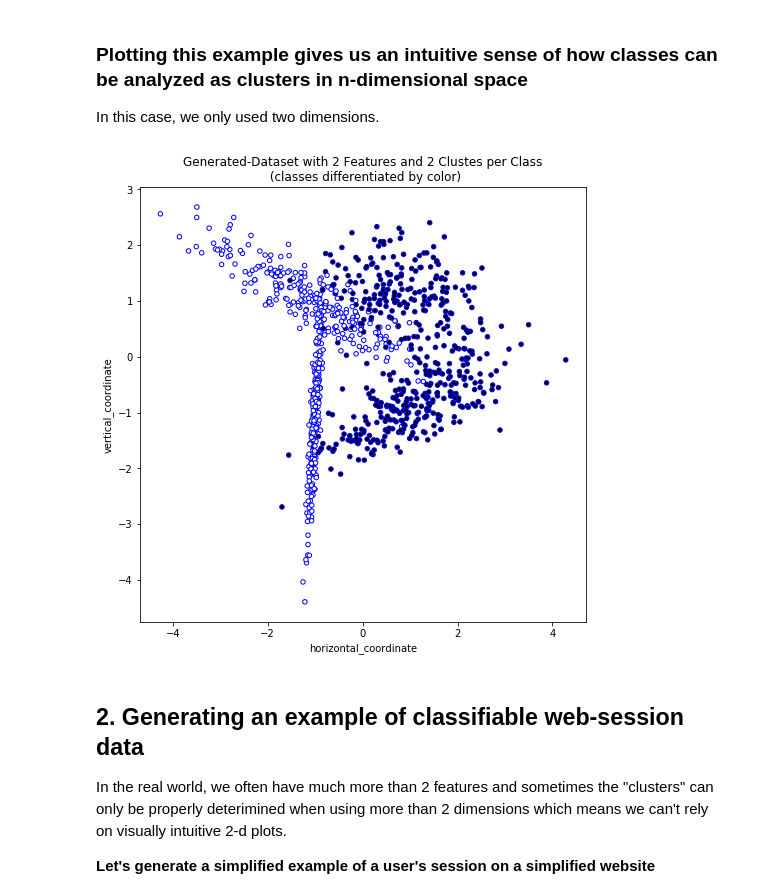
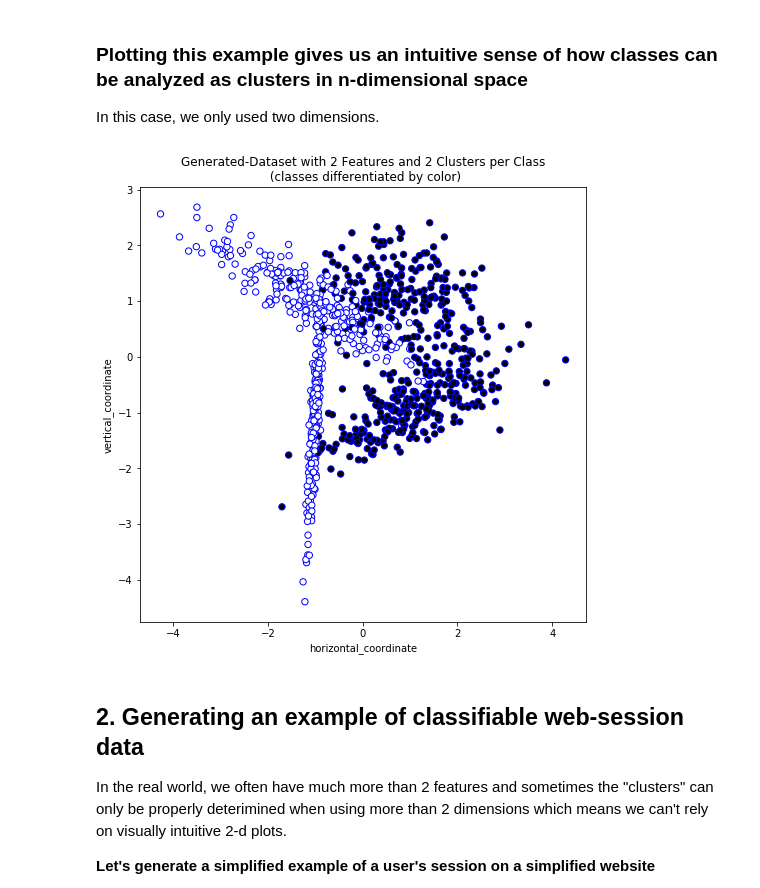
Before and after one commit to paulo-metrostar/intro-clf-trees, a Jupyter notebook: 1.1-generate-an-example-classification-data-set.ipynb, the cells around one changed output. Drawn from its saved outputs; the diff is of its cells as text; code cells hidden in the pictures.

```diff
--- a/1.1-generate-an-example-classification-data-set.ipynb
+++ b/1.1-generate-an-example-classification-data-set.ipynb
@@ -82,21 +84,23 @@ In this case, we only used two dimensions.
 # %%
 # use the .plot.scatter() method of the data frame object
 toy_df.plot.scatter(
     x = 'horizontal_coordinate',
     y = 'vertical_coordinate',
+    # set the size of the markers
+    s = 40,
     # set marker colors by values in this column
     c = 'TARGET_CLASS',
     # give each marker a black outline
     edgecolors = 'blue',
     # don't display a colorbar
     colorbar = False,
     # set the size of the plot's figure
     figsize = (8,8),
-    title = 'Generated-Dataset with 2 Features and 2 Clustes per Class\n (classes differentiated by color)'
+    title = 'Generated-Dataset with 2 Features and 2 Clusters per Class\n (classes differentiated by color)',
 )
 plt.show()
 # %% [output]
-[figure, old version]
+[figure, new version]
 # %% [markdown]
 ## 2. Generating an example of classifiable web-session data
 In the real world, we often have much more than 2 features and sometimes the "clusters" can only be properly deterimined when using more than 2 dimensions which means we can't rely on visually intuitive 2-d plots.
```
Also changed, not shown: parts of 2 cells of this notebook.
